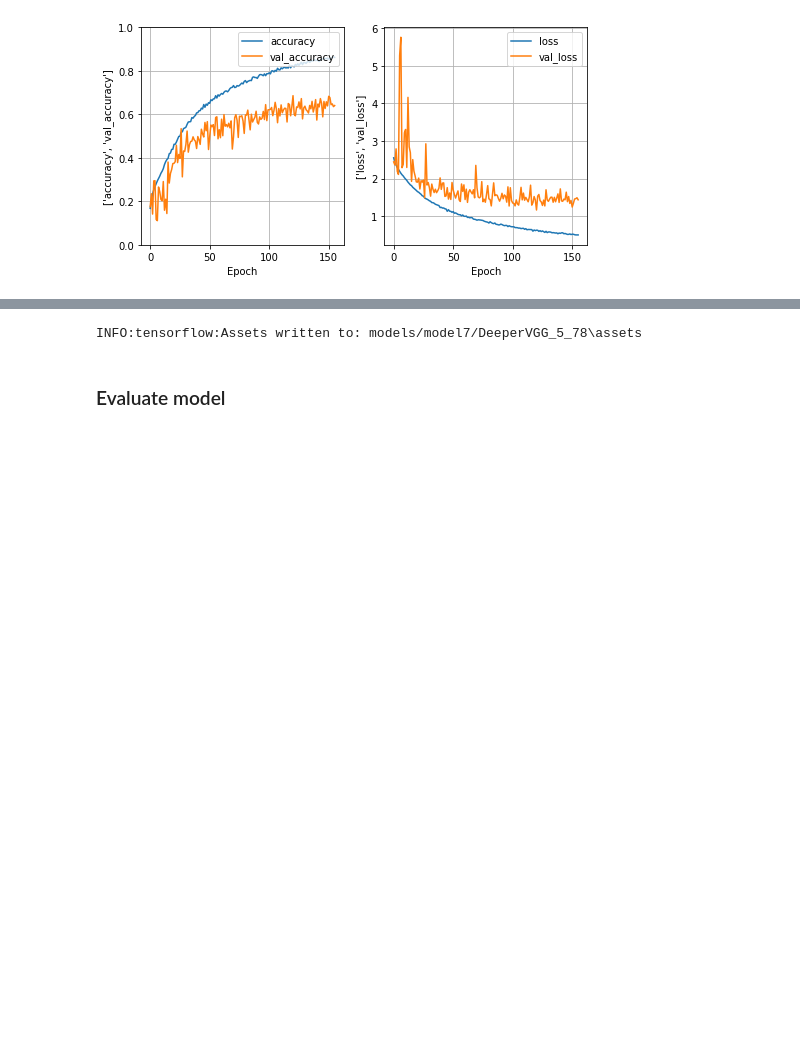
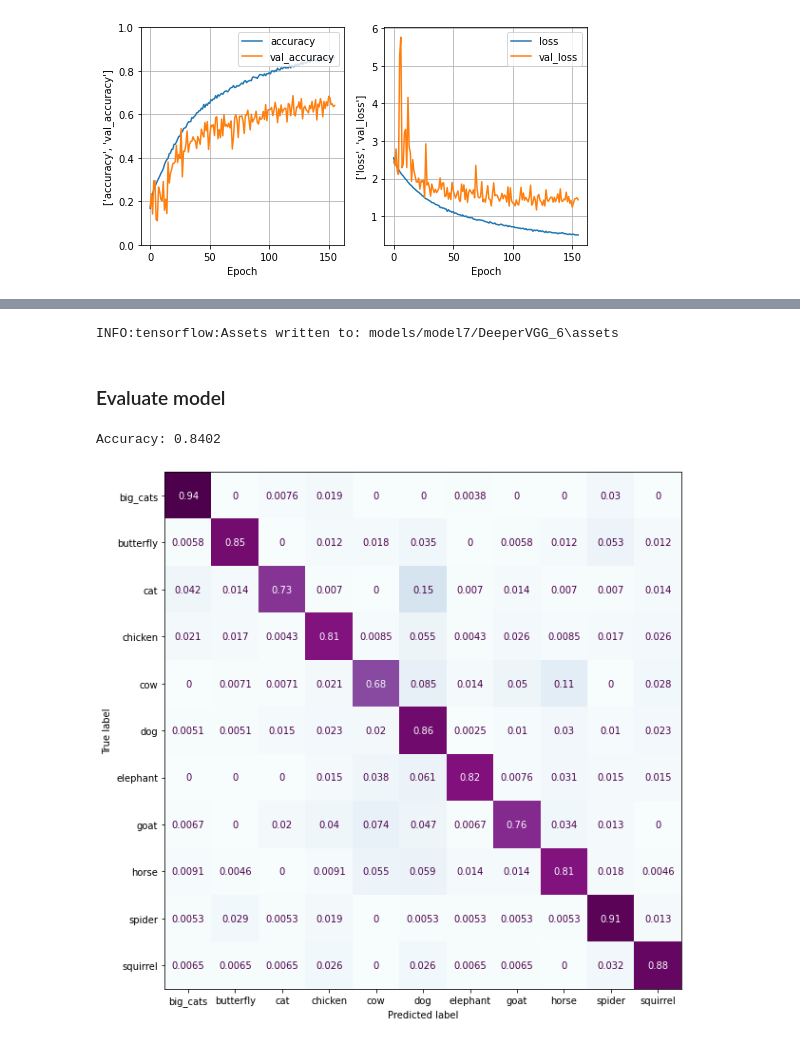
Before and after one commit to guillaume-jones/INF8245E, a Jupyter notebook: Kaggle/model7_deepervgg.ipynb, the cells around one changed output, grey strips where cells are left out. Cells and saved outputs as stored; diff of their text form; code cells hidden in the pictures; blank space fills up the shorter version.

Commit message:
Train deeper VGG hypertuner + best model

```diff
--- a/Kaggle/model7_deepervgg.ipynb
+++ b/Kaggle/model7_deepervgg.ipynb
@@ -15,13 +15,13 @@ model_number = 'model7'
 # Create datasets
 train_dataset, valid_dataset, valid_labels = kaggle.load_train_as_dataset()
 
-batch_size = 128
+batch_size = 32
 train_dataset_augmented, epoch_length = kaggle.augment_dataset(train_dataset, batch_size)
 # %% [markdown]
 ### VGG-style CNN (custom)
 # %%
 class VGG(kt.HyperModel):
-    def conv_layer(self, input, filters, stride=1, kernel=3, l2_reg=0, padding='same'):
+    def conv_layer(self, input, filters, stride=1, kernel=3, l2_reg=0.0001, padding='same'):
         return layers.Conv2D(
             filters, kernel_size=(kernel,kernel), strides=(stride,stride),
             padding=padding, activation='relu',
@@ -31,38 +31,45 @@ class VGG(kt.HyperModel):
     def build(self, hyperparameters):
         # Tunable hyperparameters
         if hyperparameters is not None:
-            dense_l2_reg = hyperparameters.Choice('dense_l2_reg', [0.00001, 0.0001, 0.001])
-            dense_dropout = hyperparameters.Float('dense_dropout', 0.2, 0.5, step=0.1)
+            dense_l2_reg = hyperparameters.Float('dense_l2_reg', 0.0001, 0.01, sampling='log')
+            dense_dropout = hyperparameters.Float('dense_dropout', 0.2, 0.6, step=0.2)
         else:
             dense_l2_reg = 0.001
             dense_dropout = 0.3
 
         # Fixed hyperparameters
-        learning_rate = 0.001
+        learning_rate = 0.0005
 
         input_layer = layers.Input(shape=(96, 96, 1))
 
         output = self.conv_layer(input_layer, 32, stride=2)
+        output = layers.BatchNormalization()(output)
         output = self.conv_layer(output, 32)
         output = layers.BatchNormalization()(output)
         output = self.conv_layer(output, 64, stride=2)
+        output = layers.BatchNormalization()(output)
         output = self.conv_layer(output, 64)
         output = layers.BatchNormalization()(output)
         output = self.conv_layer(output, 128, stride=2)
+        output = layers.BatchNormalization()(output)
         output = self.conv_layer(output, 128)
         output = layers.BatchNormalization()(output)
         output = self.conv_layer(output, 256, stride=2)
+        output = layers.BatchNormalization()(output)
         output = self.conv_layer(output, 256)
+        output = layers.Dropout(dense_dropout / 8)(output)
         output = layers.BatchNormalization()(output)
-        # output = layers.Dropout(dense_dropout / 4)(output)
-        output = self.conv_layer(output, 512, stride=2, padding='valid')
+        output = self.conv_layer(output, 512, stride=2)
+        output = layers.Dropout(dense_dropout / 4)(output)
+        output = layers.BatchNormalization()(output)
+        output = self.conv_layer(output, 1024, padding='valid')
         output = layers.BatchNormalization()(output)
 
         # Final output
         output = layers.Flatten()(output)
         output = layers.Dropout(dense_dropout / 2)(output)
         output = layers.Dense(
-            64, activation='relu', kernel_initializer='he_uniform',
+            256, activation='relu', kernel_initializer='he_uniform',
             kernel_regularizer=keras.regularizers.l2(dense_l2_reg),
             bias_regularizer=keras.regularizers.l2(dense_l2_reg))(output)
         output = layers.Dropout(dense_dropout)(output)
@@ -120,4 +149,4 @@ tuner.results_summary()
 print('Building new model')
 model, history = kaggle.train_model(
     VGG().build(None), train_dataset_augmented, valid_dataset,
-    epochs=200, valid_patience=35, epoch_length=epoch_length)
+    epochs=200, valid_patience=30, epoch_length=epoch_length)
@@ -180,16 +170,19 @@ Fine-tuning model
 # %%
 # Save fine-tuned model
-fine_model.save(f'models/{model_number}/DeeperVGG_5_78')
+fine_model.save(f'models/{model_number}/DeeperVGG_7')
 # %% [output]
-INFO:tensorflow:Assets written to: models/model7/DeeperVGG_5_78\assets
+INFO:tensorflow:Assets written to: models/model7/DeeperVGG_6\assets
 # %% [markdown]
 ### Evaluate model
 # %%
-model_name = 'DeeperVGG_4_79'
+model_name = 'DeeperVGG_6'
 model = keras.models.load_model(f'models/{model_number}/{model_name}')
 
 test_pred_raw = model.predict(valid_dataset.batch(128))
 test_pred = np.argmax(test_pred_raw, axis=1)
 
 kaggle.print_accuracy(valid_labels, test_pred)
 kaggle.plot_confusion_matrix(valid_labels, test_pred)
+# %% [output]
+Accuracy: 0.8402
+[figure, added]
```
Also changed, not shown: parts of 5 cells of this notebook, 12 other files.
